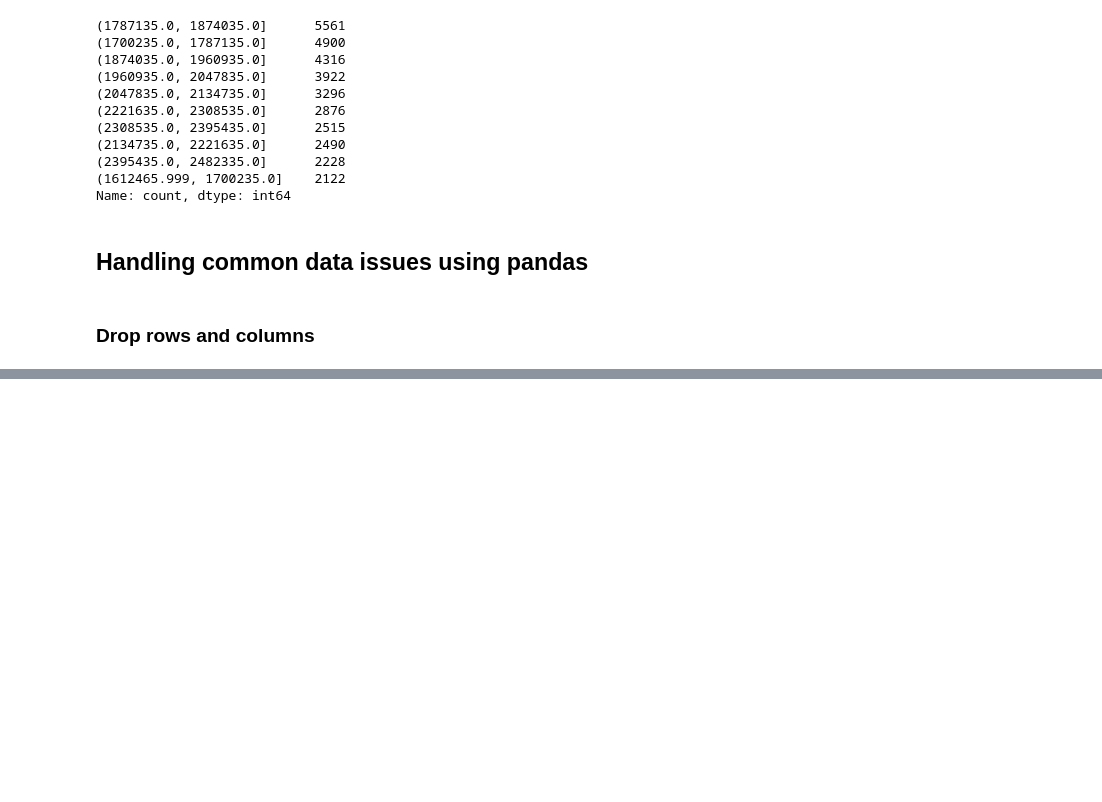
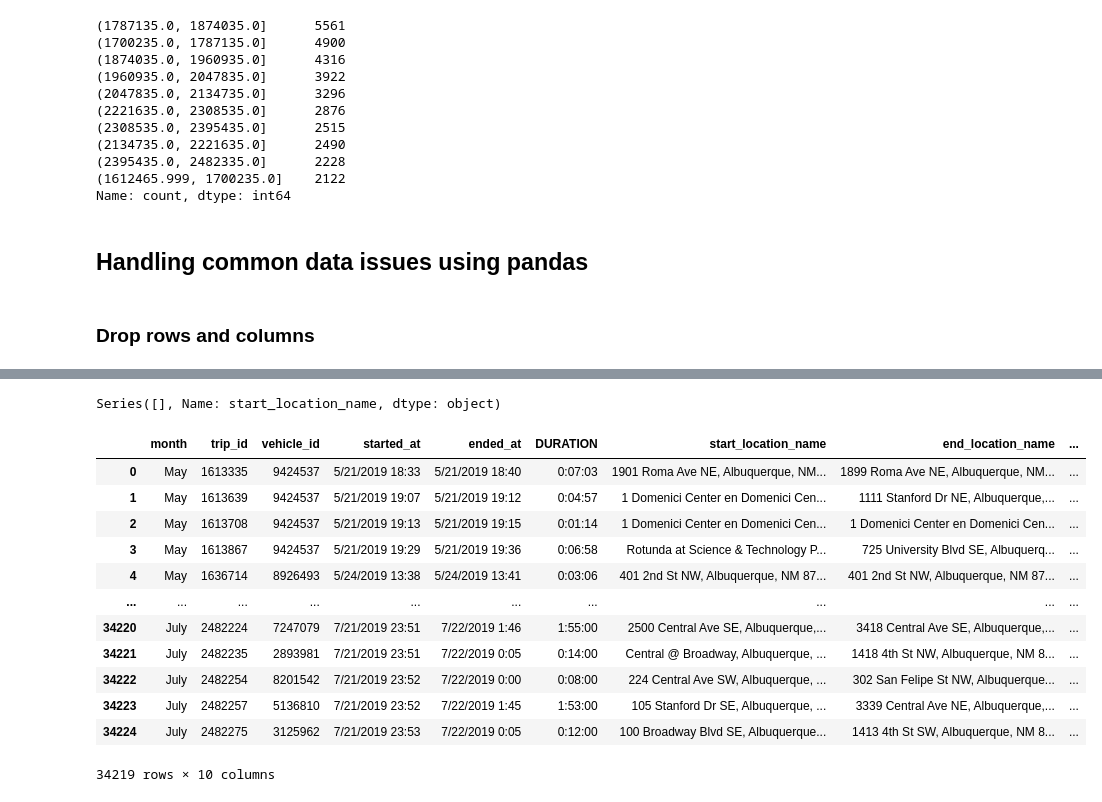
Before and after one commit to Mahdi88BH/Data-Engineering, a Jupyter notebook: Data_Validation/Exploratory_Data_Analysis.ipynb, the cells around one changed output, grey strips where cells are left out. Cells and saved outputs as stored; diff of their text form; code cells hidden in the pictures; blank space fills up the shorter version.

Commit message:
Drop Rows and Columns

```diff
--- a/Data_Validation/Exploratory_Data_Analysis.ipynb
+++ b/Data_Validation/Exploratory_Data_Analysis.ipynb
@@ -313,3 +313,7 @@ Name: count, dtype: int64
 ## **Handling common data issues using pandas**
 # %% [markdown]
 ### **Drop rows and columns**
+# %%
+df.drop(columns=['region_id'], inplace=True)
+
+df.head()
@@ -315,0 +327,3 @@ Name: count, dtype: int64
+# %%
+# Drop a row by specifing the index number
+df.drop(index=[34225], inplace=True)
@@ -315,0 +340,22 @@ Name: count, dtype: int64
+# %%
+df.dropna(subset=['start_location_name'], inplace=True)
+# %%
+df['start_location_name'][(df['start_location_name'].isnull())]
+# %% [output]
+Series([], Name: start_location_name, dtype: object)
+# %%
+df.fillna('00:00:00', axis='columns')
+# %% [output]
+|  | month | trip_id | vehicle_id | started_at | ended_at | DURATION | start_location_name | end_location_name | ... |
+| 0 | May | 1613335 | 9424537 | 5/21/2019 18:33 | 5/21/2019 18:40 | 0:07:03 | 1901 Roma Ave NE, Albuquerque, NM... | 1899 Roma Ave NE, Albuquerque, NM... | ... |
+| 1 | May | 1613639 | 9424537 | 5/21/2019 19:07 | 5/21/2019 19:12 | 0:04:57 | 1 Domenici Center en Domenici Cen... | 1111 Stanford Dr NE, Albuquerque,... | ... |
+| 2 | May | 1613708 | 9424537 | 5/21/2019 19:13 | 5/21/2019 19:15 | 0:01:14 | 1 Domenici Center en Domenici Cen... | 1 Domenici Center en Domenici Cen... | ... |
+| 3 | May | 1613867 | 9424537 | 5/21/2019 19:29 | 5/21/2019 19:36 | 0:06:58 | Rotunda at Science & Technology P... | 725 University Blvd SE, Albuquerq... | ... |
+| 4 | May | 1636714 | 8926493 | 5/24/2019 13:38 | 5/24/2019 13:41 | 0:03:06 | 401 2nd St NW, Albuquerque, NM 87... | 401 2nd St NW, Albuquerque, NM 87... | ... |
+| ... | ... | ... | ... | ... | ... | ... | ... | ... | ... |
+| 34220 | July | 2482224 | 7247079 | 7/21/2019 23:51 | 7/22/2019 1:46 | 1:55:00 | 2500 Central Ave SE, Albuquerque,... | 3418 Central Ave SE, Albuquerque,... | ... |
+| 34221 | July | 2482235 | 2893981 | 7/21/2019 23:51 | 7/22/2019 0:05 | 0:14:00 | Central @ Broadway, Albuquerque, ... | 1418 4th St NW, Albuquerque, NM 8... | ... |
+| 34222 | July | 2482254 | 8201542 | 7/21/2019 23:52 | 7/22/2019 0:00 | 0:08:00 | 224 Central Ave SW, Albuquerque, ... | 302 San Felipe St NW, Albuquerque... | ... |
+| 34223 | July | 2482257 | 5136810 | 7/21/2019 23:52 | 7/22/2019 1:45 | 1:53:00 | 105 Stanford Dr SE, Albuquerque, ... | 3339 Central Ave NE, Albuquerque,... | ... |
+| 34224 | July | 2482275 | 3125962 | 7/21/2019 23:53 | 7/22/2019 0:05 | 0:12:00 | 100 Broadway Blvd SE, Albuquerque... | 1413 4th St SW, Albuquerque, NM 8... | ... |
+34219 rows × 10 columns
```
Also changed, not shown: parts of 7 cells of this notebook.
